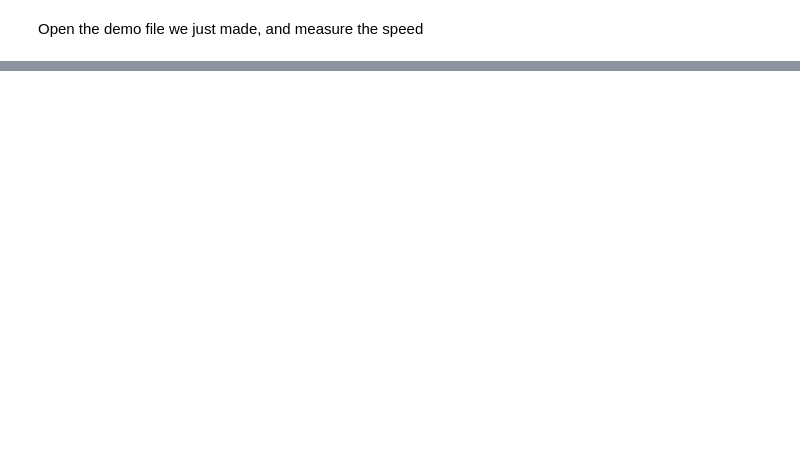
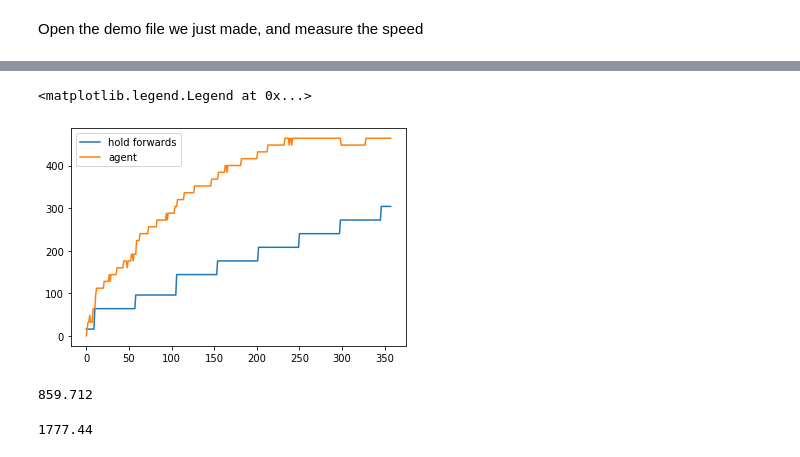
Before and after one commit to matthewearl/q1physrl, a Jupyter notebook: notebooks/RL client.ipynb, the cells around one changed output, grey strips where cells are left out. Saved outputs shown, nothing was run; the diff lists cells and outputs as text; code cells hidden in the pictures; blank space fills up the shorter version.

```diff
--- a/notebooks/RL client.ipynb
+++ b/notebooks/RL client.ipynb
@@ -129,0 +161,15 @@ np.diff([o[1] for o in origins][-100:]).mean() / 0.014
+# %%
+plt.plot(os[:, 4], label='hold forwards')
+plt.plot(obs[:, 4], label='agent')
+plt.legend()
+# %% [output]
+<matplotlib.legend.Legend at 0x...>
+[figure, added]
+# %%
+os[:, 4].sum() * 0.014
+# %% [output]
+859.712
+# %%
+obs[:, 4].sum() * 0.014
+# %% [output]
+1777.44
```
Also changed, not shown: parts of 16 cells of this notebook, 2 other files.
